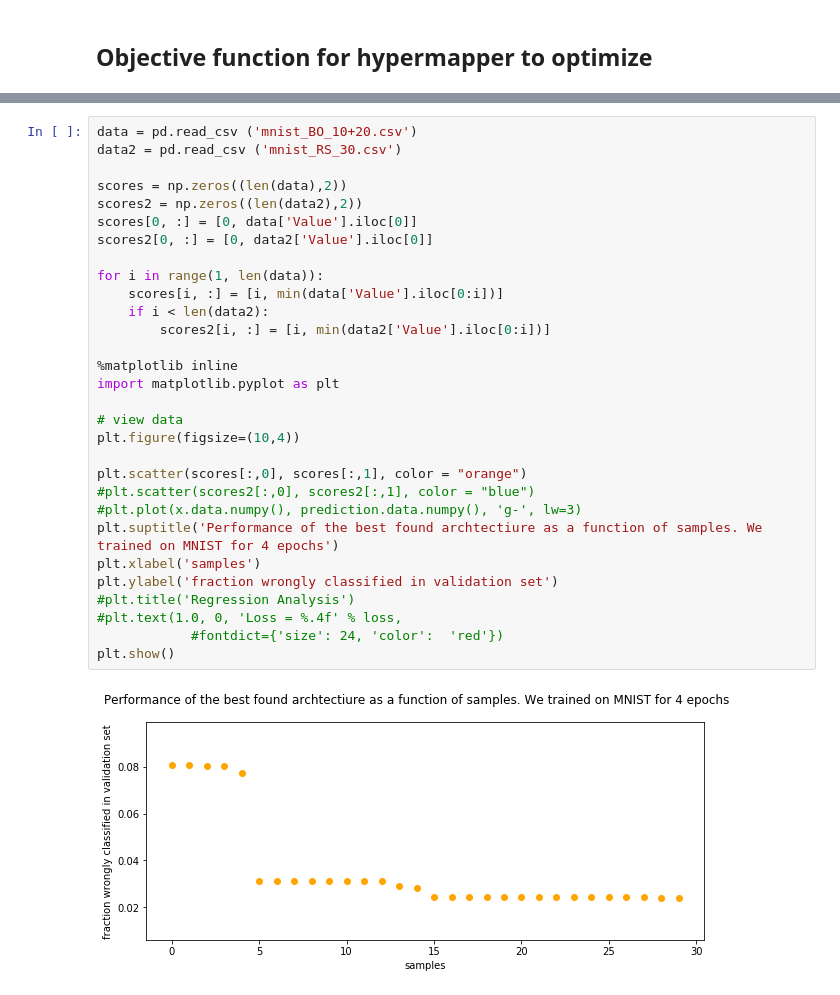
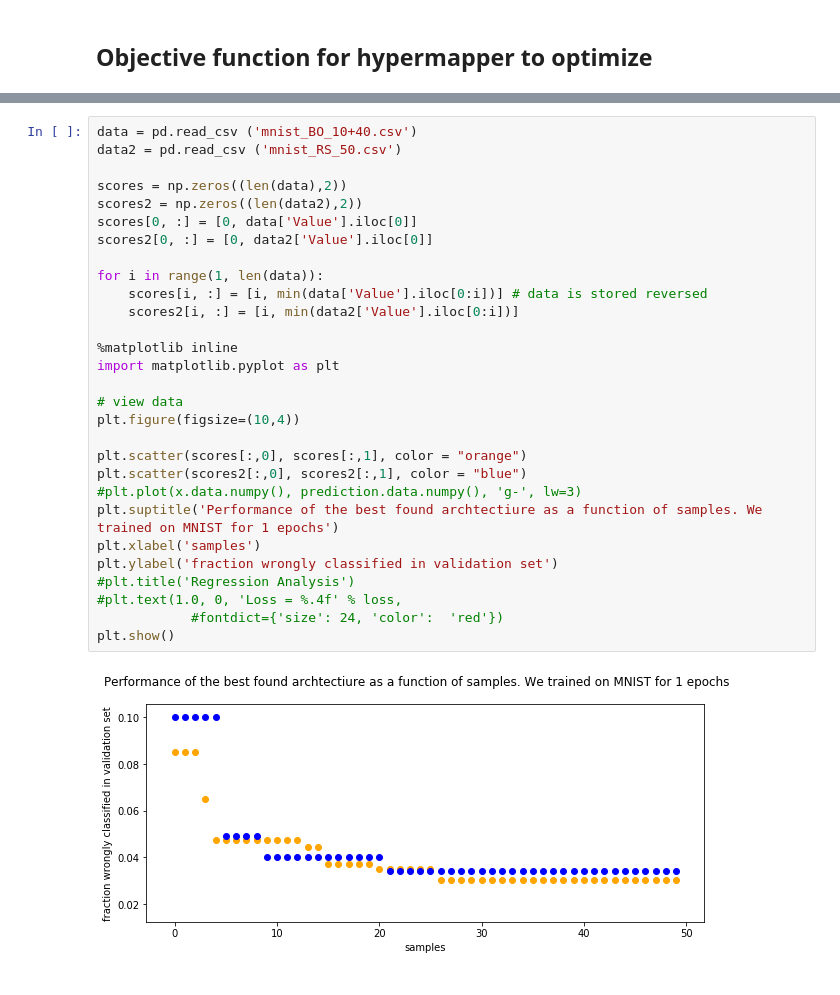
Before and after one commit to samuellundberg/NeuralArchitectureSearch, a Jupyter notebook: my_hypermapper/example_scenarios/quick_start/mnist_jupyter_notebook.ipynb, the cells around one changed output, grey strips where cells are left out. Cells and saved outputs as stored; diff of their text form.

```diff
--- a/my_hypermapper/example_scenarios/quick_start/mnist_jupyter_notebook.ipynb
+++ b/my_hypermapper/example_scenarios/quick_start/mnist_jupyter_notebook.ipynb
@@ -285,32 +408,31 @@ KeyboardInterrupt:
 # %%
-data = pd.read_csv ('mnist_BO_10+20.csv')
-data2 = pd.read_csv ('mnist_RS_30.csv')
+data = pd.read_csv ('mnist_BO_10+40.csv')
+data2 = pd.read_csv ('mnist_RS_50.csv')
 
 scores = np.zeros((len(data),2))
 scores2 = np.zeros((len(data2),2))
 scores[0, :] = [0, data['Value'].iloc[0]]
 scores2[0, :] = [0, data2['Value'].iloc[0]]
 
 for i in range(1, len(data)):
-    scores[i, :] = [i, min(data['Value'].iloc[0:i])]
-    if i < len(data2):
-        scores2[i, :] = [i, min(data2['Value'].iloc[0:i])]
+    scores[i, :] = [i, min(data['Value'].iloc[0:i])] # data is stored reversed
+    scores2[i, :] = [i, min(data2['Value'].iloc[0:i])]
 
 %matplotlib inline
 import matplotlib.pyplot as plt
 
 # view data
 plt.figure(figsize=(10,4))
 
 plt.scatter(scores[:,0], scores[:,1], color = "orange")
-#plt.scatter(scores2[:,0], scores2[:,1], color = "blue")
+plt.scatter(scores2[:,0], scores2[:,1], color = "blue")
 #plt.plot(x.data.numpy(), prediction.data.numpy(), 'g-', lw=3)
-plt.suptitle('Performance of the best found archtectiure as a function of samples. We trained on MNIST for 4 epochs')
+plt.suptitle('Performance of the best found archtectiure as a function of samples. We trained on MNIST for 1 epochs')
 plt.xlabel('samples')
 plt.ylabel('fraction wrongly classified in validation set')
 #plt.title('Regression Analysis')
 #plt.text(1.0, 0, 'Loss = %.4f' % loss,
             #fontdict={'size': 24, 'color':  'red'})
 plt.show()
 # %% [output]
-[figure, old version]
+[figure, new version]
```
Also changed, not shown: parts of 15 cells of this notebook, 1 other file.
